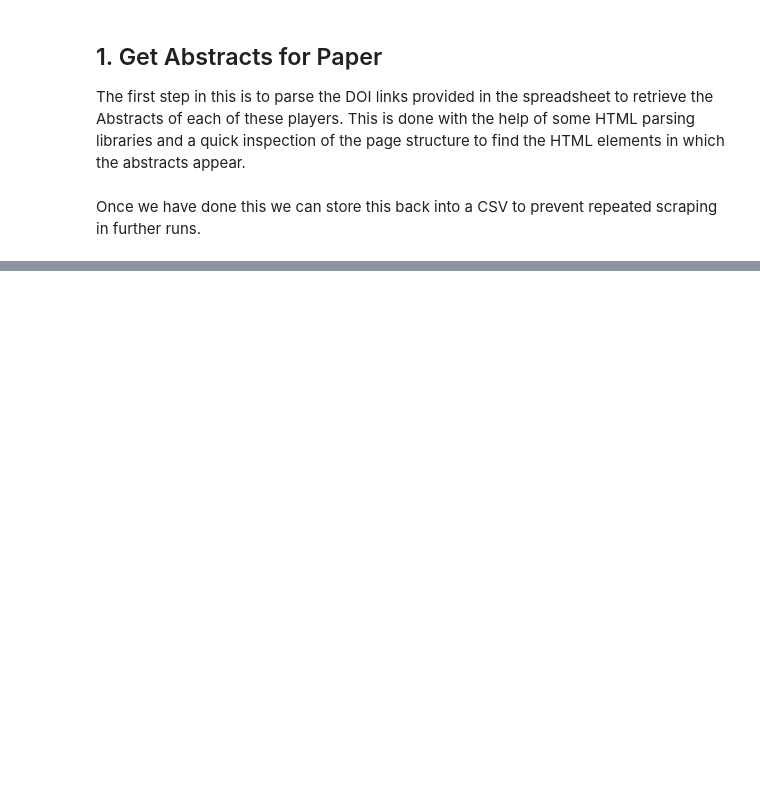
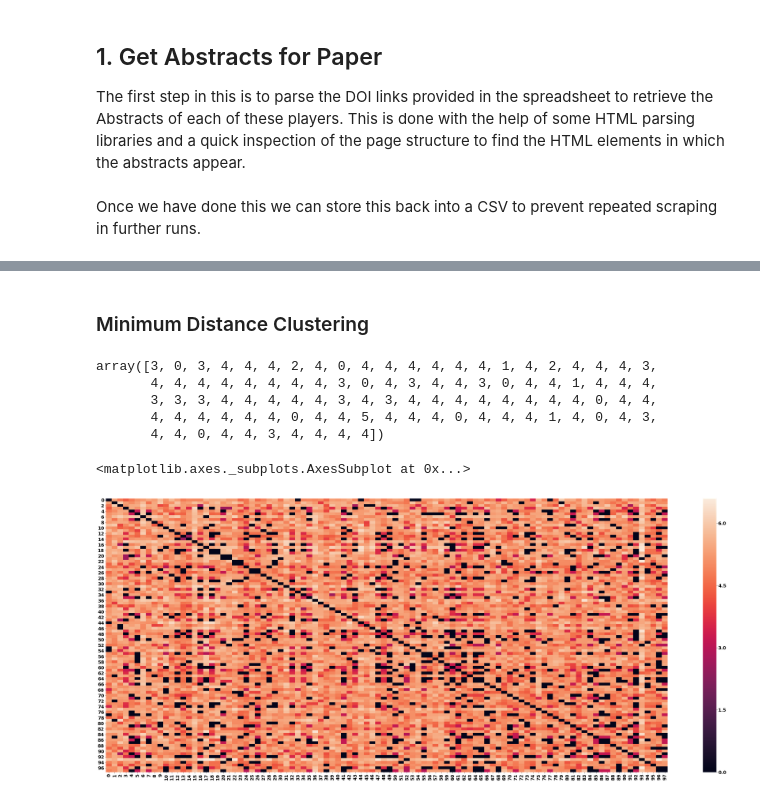
Before and after one commit to Thopiax/AbstractsAnalysis, a Jupyter notebook: abstract_analysis.ipynb, the cells around one changed output, grey strips where cells are left out. Drawn from its saved outputs; the diff is of its cells as text; code cells hidden in the pictures; blank space fills up the shorter version.

Commit message:
Advanced NLP clustering with minimum, maximum linkages

```diff
--- a/abstract_analysis.ipynb
+++ b/abstract_analysis.ipynb
@@ -10,9 +10,20 @@ import numpy as np
 import matplotlib.pyplot as plt
 import seaborn as sns
 
+from IPython.core.display import display, HTML
+display(HTML("<style>.container { width:100% !important; }</style>"))
+
+%matplotlib inline
+
+plt.rcParams['figure.figsize']=[50,20]
+plt.rcParams['font.size']=18
+plt.rcParams['font.weight']='bold'
+plt.rcParams['axes.titlesize'] = 22
+plt.rcParams['axes.labelsize'] = 20
+
 # Change the PATH variable to the folder where the CSV file is stored.
 PATH = '/Users/rafa/dv/INSEAD/abstracts'
-FILENAME = 'papers.csv'
+FILENAME = 'data/papers_with_categories.csv'
 
 os.chdir(PATH)
 # %% [markdown]
@@ -105,0 +156,2 @@ from sklearn.cluster import KMeans, AffinityPropagation
+# %% [markdown]
+### Minimum Distance Clustering
@@ -105,0 +196,4 @@ from sklearn.cluster import KMeans, AffinityPropagation
+# %%
+# %%timeit -r 1
+
+minimum_distance_matrix, minimum_distance_keyword = compute_abstract_space(minimum_keyword_distance)
@@ -105,0 +207,13 @@ from sklearn.cluster import KMeans, AffinityPropagation
+# %%
+minimum_distance_clusters
+# %% [output]
+array([3, 0, 3, 4, 4, 4, 2, 4, 0, 4, 4, 4, 4, 4, 4, 1, 4, 2, 4, 4, 4, 3,
+       4, 4, 4, 4, 4, 4, 4, 4, 3, 0, 4, 3, 4, 4, 3, 0, 4, 4, 1, 4, 4, 4,
+       3, 3, 3, 4, 4, 4, 4, 4, 3, 4, 3, 4, 4, 4, 4, 4, 4, 4, 4, 0, 4, 4,
+       4, 4, 4, 4, 4, 4, 0, 4, 4, 5, 4, 4, 4, 0, 4, 4, 4, 1, 4, 0, 4, 3,
+       4, 4, 0, 4, 4, 3, 4, 4, 4, 4])
+# %%
+sns.heatmap(minimum_distance_matrix)
+# %% [output]
+<matplotlib.axes._subplots.AxesSubplot at 0x...>
+[figure, added]
```
Also changed, not shown: parts of 65 cells of this notebook, 24 other files.
